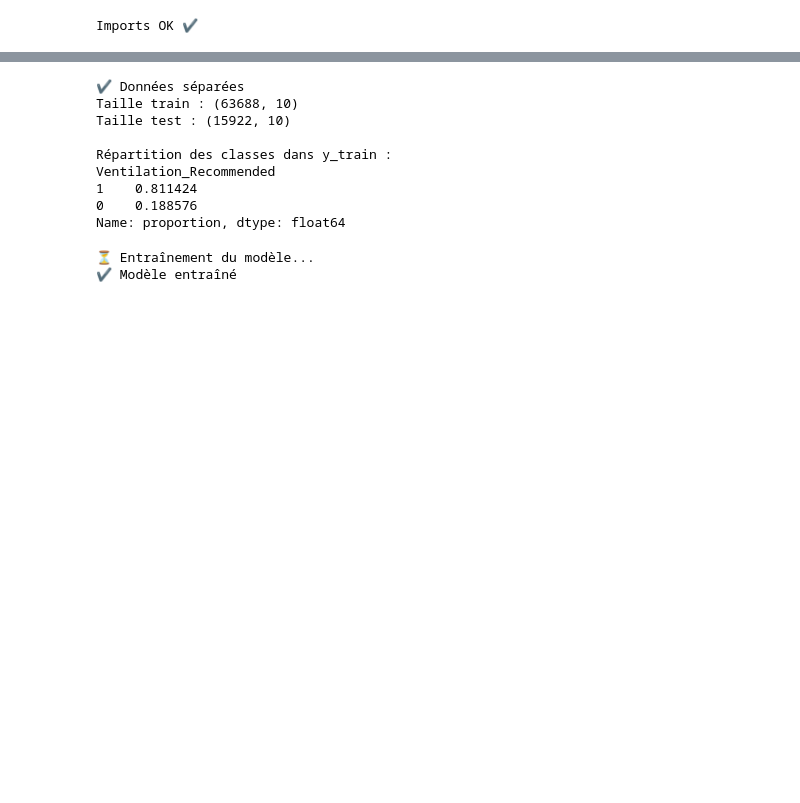
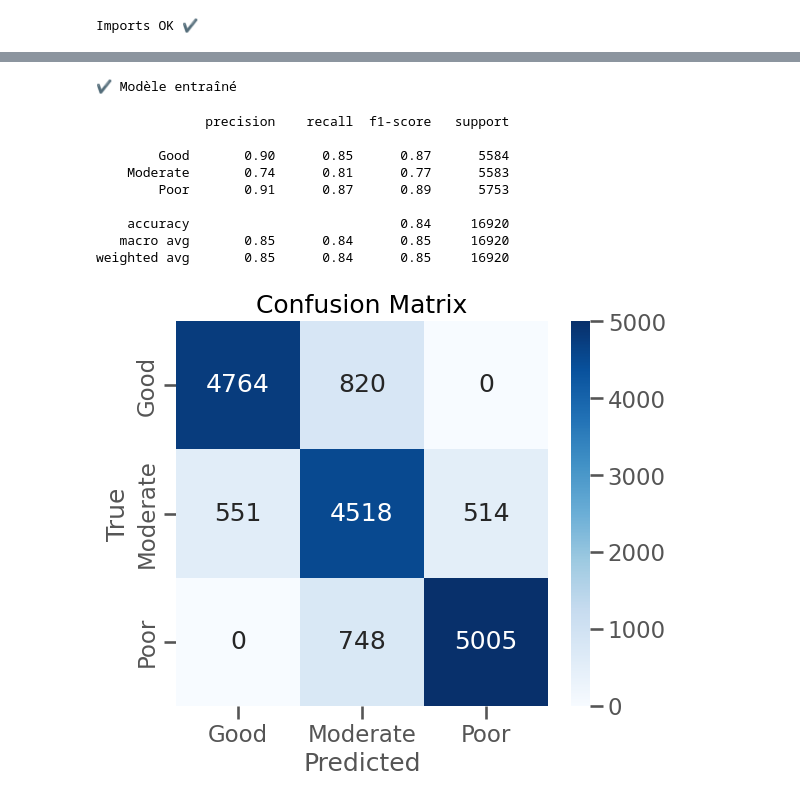
Before and after one commit to bafodej/monitoring_graphana, a Jupyter notebook: notebooks/Iot_indoor_air_quality.ipynb, the cells around one changed output, grey strips where cells are left out. Cells and saved outputs as stored; diff of their text form; code cells hidden in the pictures; blank space fills up the shorter version.

```diff
--- a/notebooks/Iot_indoor_air_quality.ipynb
+++ b/notebooks/Iot_indoor_air_quality.ipynb
@@ -143,42 +175,43 @@ plt.show()
 # %%
 # ===========================
-# TRAIN / TEST SPLIT
+# MODEL TRAINING
 # ===========================
-X_train, X_test, y_train, y_test = train_test_split(
-    X, y, test_size=0.2, random_state=42, stratify=y
+model = RandomForestClassifier(
+    n_estimators=100,
+    max_depth=10,
+    class_weight="balanced",
+    random_state=42
 )
-
-print("\n✔️ Données séparées")
-print("Taille train :", X_train.shape)
-print("Taille test :", X_test.shape)
-print("\nRépartition des classes dans y_train :")
-print(y_train.value_counts(normalize=True))
+model.fit(X_train, y_train)
+print("✔️ Modèle entraîné")
 # %% [output]
-✔️ Données séparées
-Taille train : (63688, 10)
-Taille test : (15922, 10)
-
-Répartition des classes dans y_train :
-Ventilation_Recommended
-1    0.811424
-0    0.188576
-Name: proportion, dtype: float64
+✔️ Modèle entraîné
 # %%
 # ===========================
-# MODEL TRAINING
+# EVALUATION
 # ===========================
-model = RandomForestClassifier(
-    n_estimators=400,
-    max_depth=14,
-    class_weight="balanced",
-    random_state=42
-)
+y_pred = model.predict(X_test)
+print(classification_report(y_test, y_pred))
 
-print("⏳ Entraînement du modèle...")
-model.fit(X_train, y_train)
-print("✔️ Modèle entraîné")
+cm = confusion_matrix(y_test, y_pred, labels=["Good","Moderate","Poor"])
+plt.figure(figsize=(6,5))
+sns.heatmap(cm, annot=True, fmt="d", cmap="Blues",
+            xticklabels=["Good","Moderate","Poor"],
+            yticklabels=["Good","Moderate","Poor"])
+plt.title("Confusion Matrix")
+plt.xlabel("Predicted")
+plt.ylabel("True")
+plt.show()
 # %% [output]
-⏳ Entraînement du modèle...
-✔️ Modèle entraîné
+              precision    recall  f1-score   support
+
+        Good       0.90      0.85      0.87      5584
+    Moderate       0.74      0.81      0.77      5583
+        Poor       0.91      0.87      0.89      5753
+
+    accuracy                           0.84     16920
+   macro avg       0.85      0.84      0.85     16920
+weighted avg       0.85      0.84      0.85     16920
+[figure, added]
 # %%
 # ===========================
```
Also changed, not shown: parts of 11 cells of this notebook, 3 other files.
